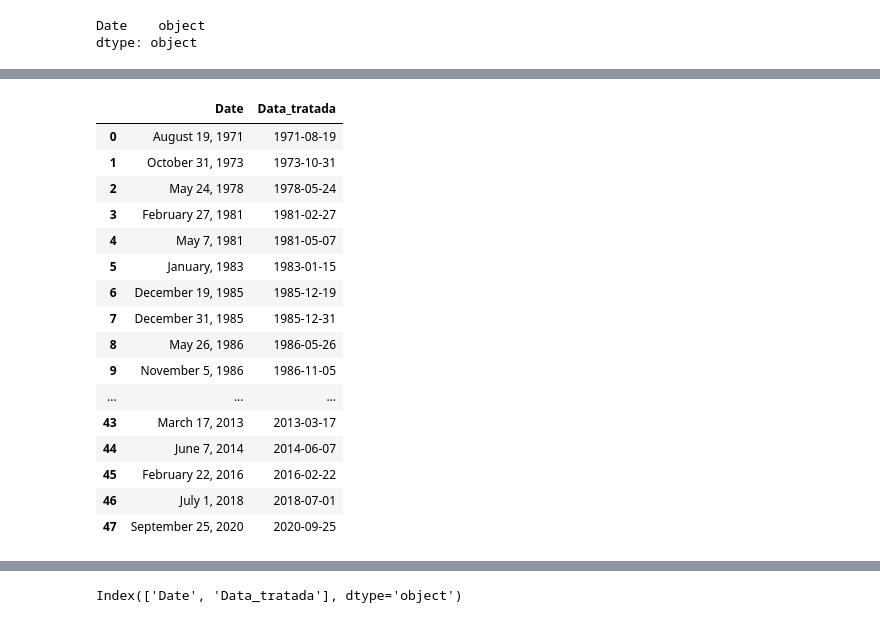
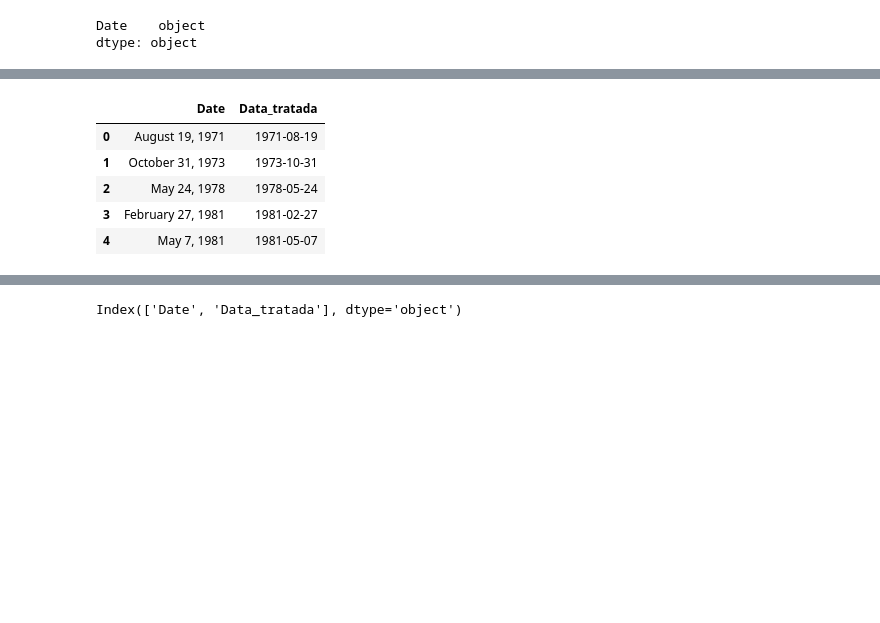
Before and after one commit to scarletjulia/prison_break_project, a Jupyter notebook: Projeto_Prison_Break.ipynb, the cells around one changed output, grey strips where cells are left out. Drawn from its saved outputs; the diff is of its cells as text; code cells hidden in the pictures; blank space fills up the shorter version.

```diff
--- a/Projeto_Prison_Break.ipynb
+++ b/Projeto_Prison_Break.ipynb
@@ -308,24 +230,13 @@ Name: Date, dtype: datetime64[ns]
 # %%
 # Atribuindo resultado da view a uma nova coluna no DataFrame
 coluna_date_df['Data_tratada'] = coluna_date_df['Date'].apply(parse)
-coluna_date_df
+coluna_date_df.head(5)
 # %% [output]
 |  | Date | Data_tratada |
 | 0 | August 19, 1971 | 1971-08-19 |
 | 1 | October 31, 1973 | 1973-10-31 |
 | 2 | May 24, 1978 | 1978-05-24 |
 | 3 | February 27, 1981 | 1981-02-27 |
 | 4 | May 7, 1981 | 1981-05-07 |
-| 5 | January, 1983 | 1983-01-15 |
-| 6 | December 19, 1985 | 1985-12-19 |
-| 7 | December 31, 1985 | 1985-12-31 |
-| 8 | May 26, 1986 | 1986-05-26 |
-| 9 | November 5, 1986 | 1986-11-05 |
-| ... | ... | ... |
-| 43 | March 17, 2013 | 2013-03-17 |
-| 44 | June 7, 2014 | 2014-06-07 |
-| 45 | February 22, 2016 | 2016-02-22 |
-| 46 | July 1, 2018 | 2018-07-01 |
-| 47 | September 25, 2020 | 2020-09-25 |
 # %%
 coluna_date_df['Ano'] = coluna_date_df['Data_tratada'].dt.year
```
Also changed, not shown: parts of 34 cells of this notebook.
